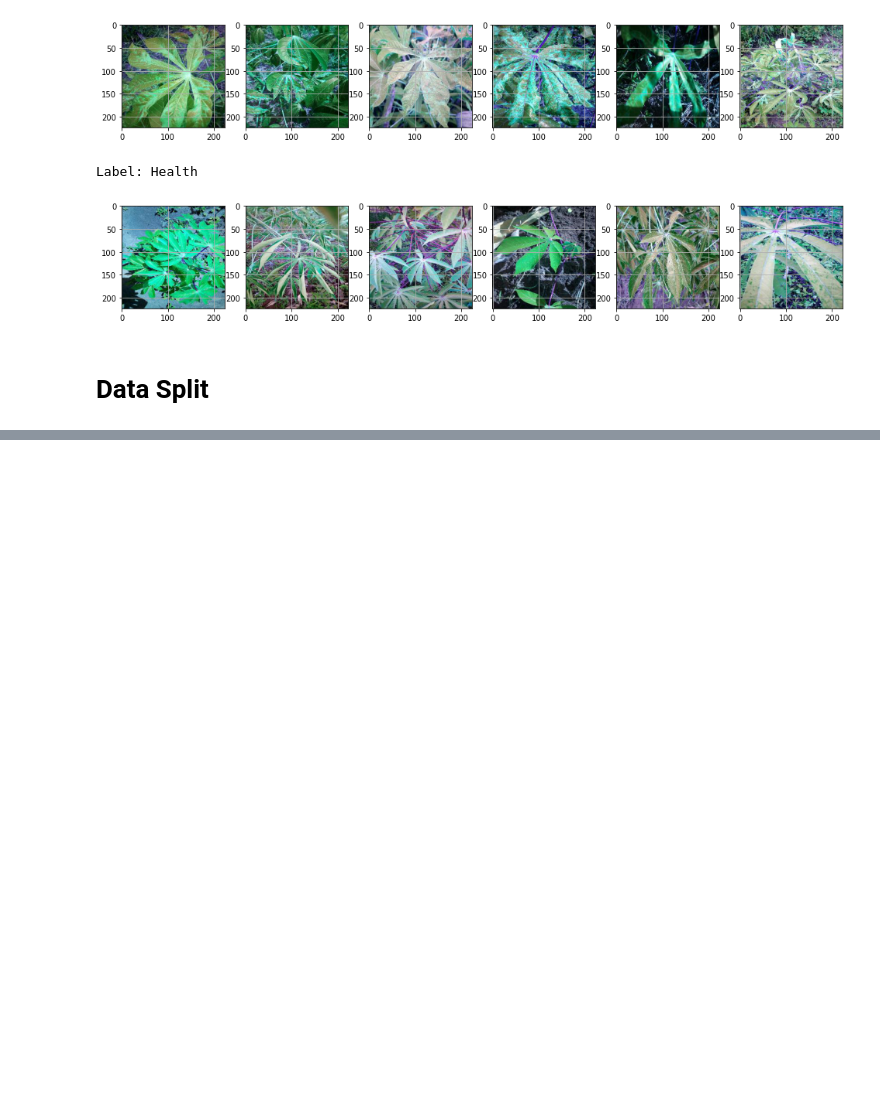
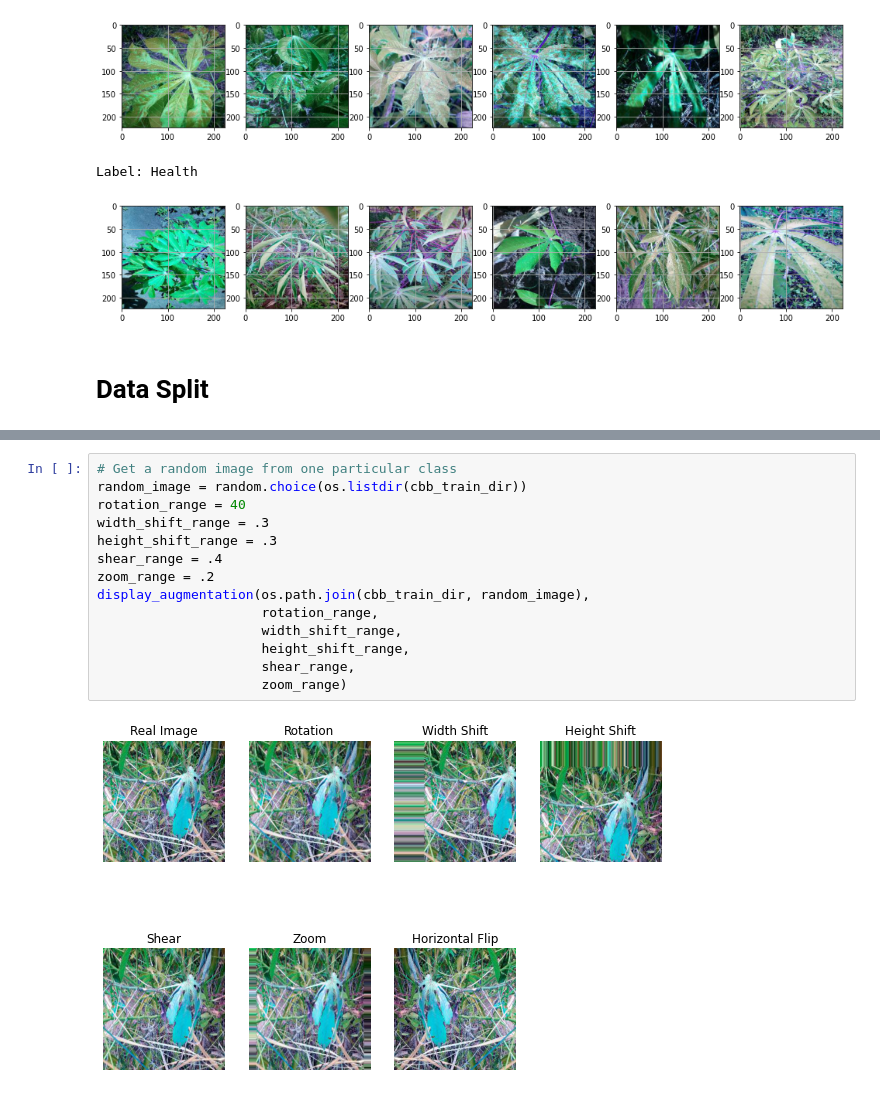
Before and after one commit to farmer-nusantara/farmer-nusantara-machine-learning, a Jupyter notebook: Cassava_Model.ipynb, the cells around one changed output, grey strips where cells are left out. Saved outputs shown, nothing was run; the diff lists cells and outputs as text; blank space fills up the shorter version.

```diff
--- a/Cassava_Model.ipynb
+++ b/Cassava_Model.ipynb
@@ -222,0 +406,16 @@ Label: Health
+# %%
+# Get a random image from one particular class
+random_image = random.choice(os.listdir(cbb_train_dir))
+rotation_range = 40
+width_shift_range = .3
+height_shift_range = .3
+shear_range = .4
+zoom_range = .2
+display_augmentation(os.path.join(cbb_train_dir, random_image),
+                     rotation_range,
+                     width_shift_range,
+                     height_shift_range,
+                     shear_range,
+                     zoom_range)
+# %% [output]
+[figure, added]
```
Also changed, not shown: parts of 19 cells of this notebook.
